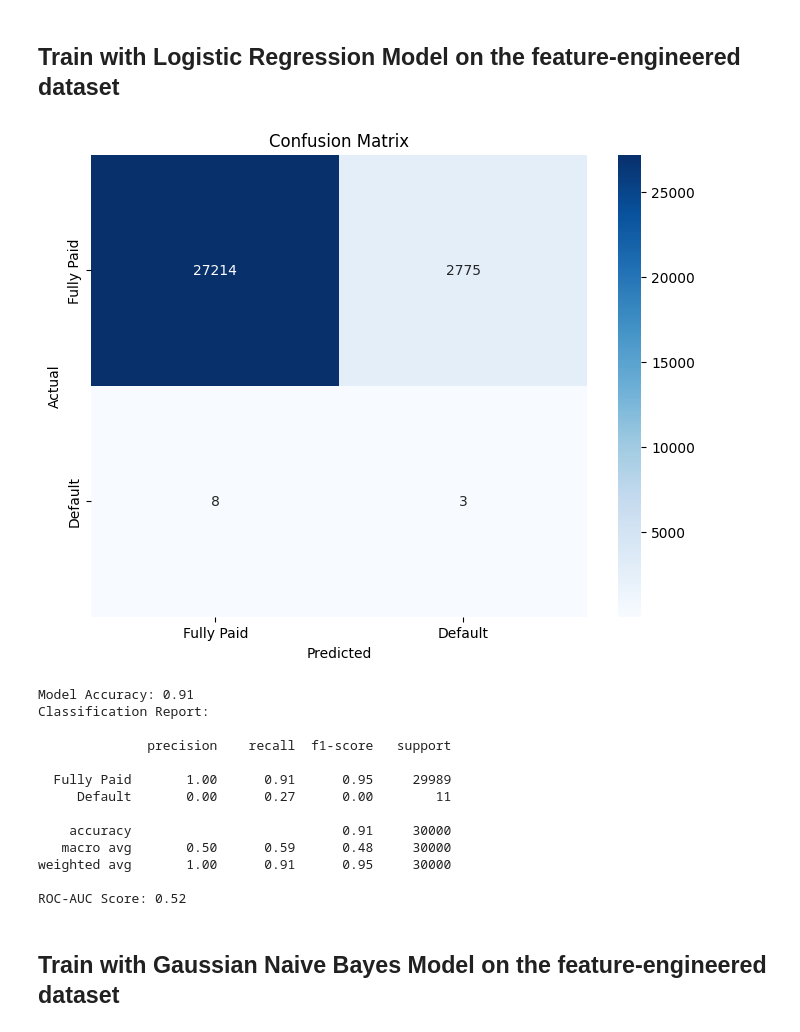
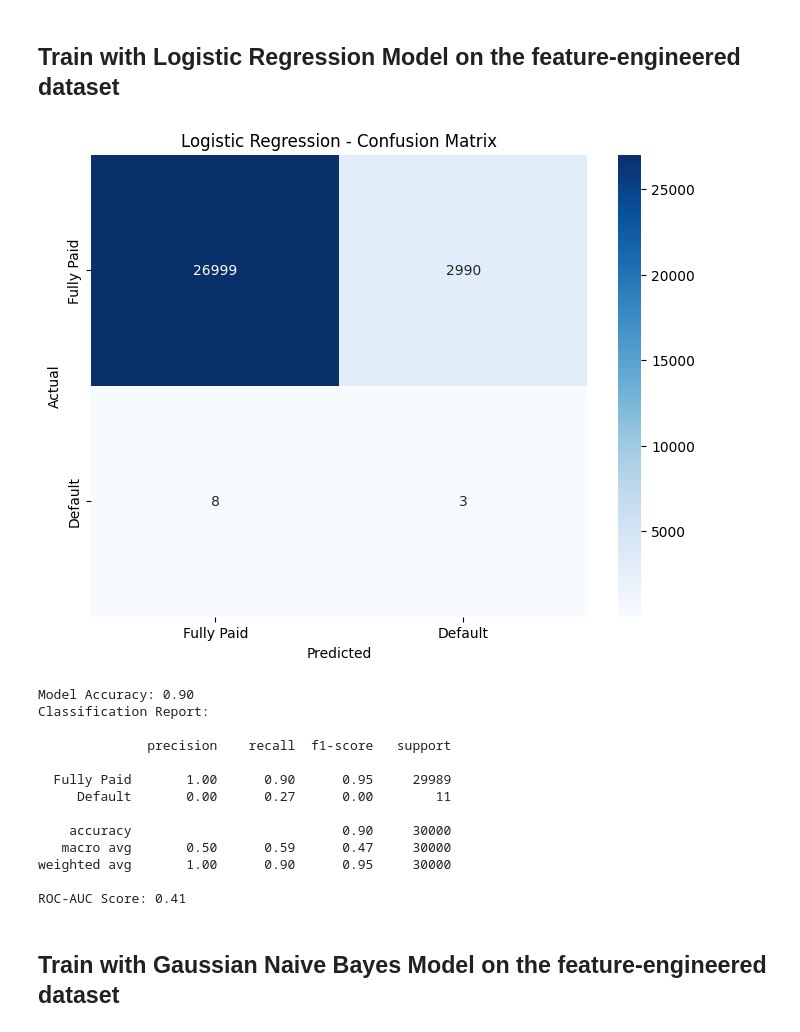
Before and after one commit to iamdinithi/loan-prediction-model, a Jupyter notebook: Random_Forest_Logistic_Regression.ipynb, the cells around one changed output. Drawn from its saved outputs; the diff is of its cells as text; code cells hidden in the pictures.

```diff
--- a/Random_Forest_Logistic_Regression.ipynb
+++ b/Random_Forest_Logistic_Regression.ipynb
@@ -12,7 +12,7 @@ import warnings
 warnings.filterwarnings('ignore')
 # %%
 # URL to the raw CSV file
-url = "https://raw.githubusercontent.com/iamdinithi/loan-prediction-model/refs/heads/main/dataset/loan-data-randomized.csv"
+url = "https://raw.githubusercontent.com/iamdinithi/loan-prediction-model/refs/heads/main/dataset/loan-default.csv"
 
 # Load the dataset into a pandas DataFrame
 try:
@@ -387,48 +387,48 @@ from sklearn.metrics import classification_report, confusion_matrix, roc_auc_sco
 
 # Train Logistic Regression
 log_reg = LogisticRegression(class_weight='balanced', solver='liblinear', random_state=42)
 log_reg.fit(X_train_smote, y_train_smote)  # Train on SMOTE-balanced data
 
 # Make predictions on the test data
 y_pred = log_reg.predict(X_test)
 y_pred_proba = log_reg.predict_proba(X_test)[:, 1]  # For ROC-AUC calculation
 
 # Evaluate the model
 # Confusion Matrix
 conf_matrix = confusion_matrix(y_test, y_pred)
 plt.figure(figsize=(8, 6))
 sns.heatmap(conf_matrix, annot=True, fmt="d", cmap="Blues", xticklabels=['Fully Paid', 'Default'], yticklabels=['Fully Paid', 'Default'])
 plt.xlabel("Predicted")
 plt.ylabel("Actual")
-plt.title("Confusion Matrix")
+plt.title("Logistic Regression - Confusion Matrix")
 plt.show()
 
 # Evaluate model accuracy
 accuracy = accuracy_score(y_test, y_pred)
 print(f"Model Accuracy: {accuracy:.2f}")
 
 # Classification Report
 print("Classification Report:\n")
 print(classification_report(y_test, y_pred, target_names=['Fully Paid', 'Default']))
 
 # ROC-AUC Score
 roc_auc = roc_auc_score(y_test, y_pred_proba)
 print(f"ROC-AUC Score: {roc_auc:.2f}")
 # %% [output]
-[figure, old version]
+[figure, new version]
-Model Accuracy: 0.91
+Model Accuracy: 0.90
 Classification Report:
 
               precision    recall  f1-score   support
 
-  Fully Paid       1.00      0.91      0.95     29989
+  Fully Paid       1.00      0.90      0.95     29989
      Default       0.00      0.27      0.00        11
 
-    accuracy                           0.91     30000
-   macro avg       0.50      0.59      0.48     30000
-weighted avg       1.00      0.91      0.95     30000
+    accuracy                           0.90     30000
+   macro avg       0.50      0.59      0.47     30000
+weighted avg       1.00      0.90      0.95     30000
 
-ROC-AUC Score: 0.52
+ROC-AUC Score: 0.41
 # %% [markdown]
 ## **Train with Gaussian Naive Bayes Model on the feature-engineered dataset**
 # %%
```
Also changed, not shown: parts of 13 cells of this notebook.
